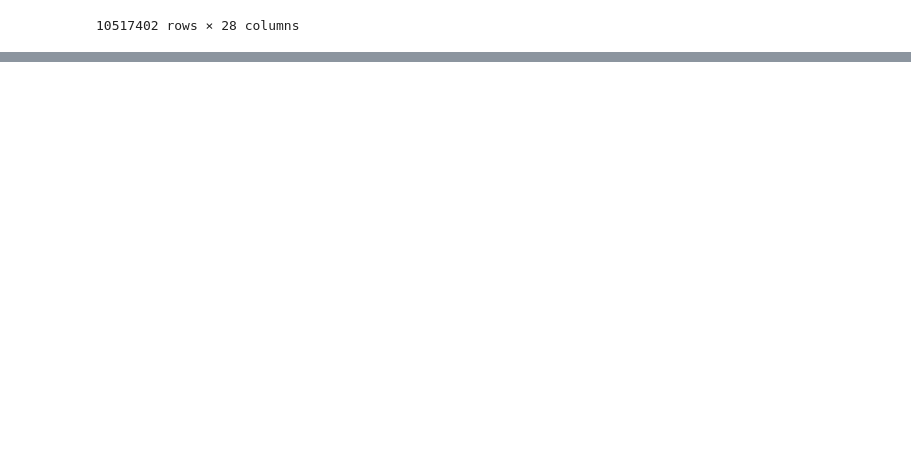
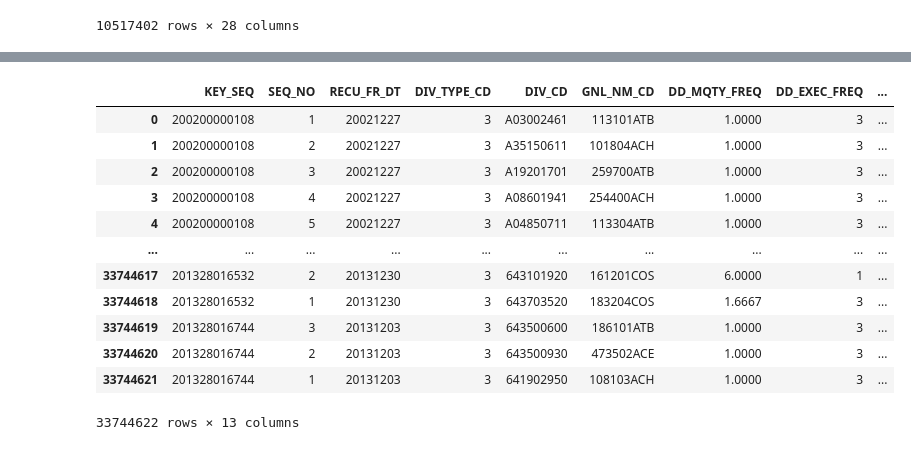
Before and after one commit to hsunlim72/Ilsan_AI_education, a Jupyter notebook: practice.ipynb, the cells around one changed output, grey strips where cells are left out. Cells and saved outputs as stored; diff of their text form; code cells hidden in the pictures; blank space fills up the shorter version.

```diff
--- a/practice.ipynb
+++ b/practice.ipynb
@@ -36,0 +61,17 @@ T30
+# %%
+T60 = pd.read_csv('{}/nhid_gy60_t1.csv'.format(cloud_directory),keep_default_na = False, encoding='cp949')
+T60
+# %% [output]
+|  | KEY_SEQ | SEQ_NO | RECU_FR_DT | DIV_TYPE_CD | DIV_CD | GNL_NM_CD | DD_MQTY_FREQ | DD_EXEC_FREQ | ... |
+| 0 | 200200000108 | 1 | 20021227 | 3 | A03002461 | 113101ATB | 1.0000 | 3 | ... |
+| 1 | 200200000108 | 2 | 20021227 | 3 | A35150611 | 101804ACH | 1.0000 | 3 | ... |
+| 2 | 200200000108 | 3 | 20021227 | 3 | A19201701 | 259700ATB | 1.0000 | 3 | ... |
+| 3 | 200200000108 | 4 | 20021227 | 3 | A08601941 | 254400ACH | 1.0000 | 3 | ... |
+| 4 | 200200000108 | 5 | 20021227 | 3 | A04850711 | 113304ATB | 1.0000 | 3 | ... |
+| ... | ... | ... | ... | ... | ... | ... | ... | ... | ... |
+| 33744617 | 201328016532 | 2 | 20131230 | 3 | 643101920 | 161201COS | 6.0000 | 1 | ... |
+| 33744618 | 201328016532 | 1 | 20131230 | 3 | 643703520 | 183204COS | 1.6667 | 3 | ... |
+| 33744619 | 201328016744 | 3 | 20131203 | 3 | 643500600 | 186101ATB | 1.0000 | 3 | ... |
+| 33744620 | 201328016744 | 2 | 20131203 | 3 | 643500930 | 473502ACE | 1.0000 | 3 | ... |
+| 33744621 | 201328016744 | 1 | 20131203 | 3 | 641902950 | 108103ACH | 1.0000 | 3 | ... |
+33744622 rows × 13 columns
```
Also changed, not shown: parts of 6 cells of this notebook.
